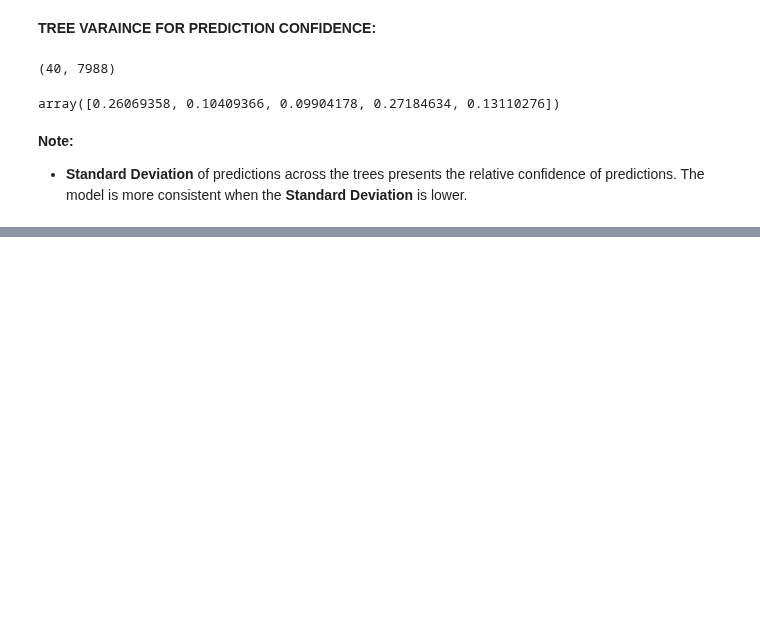
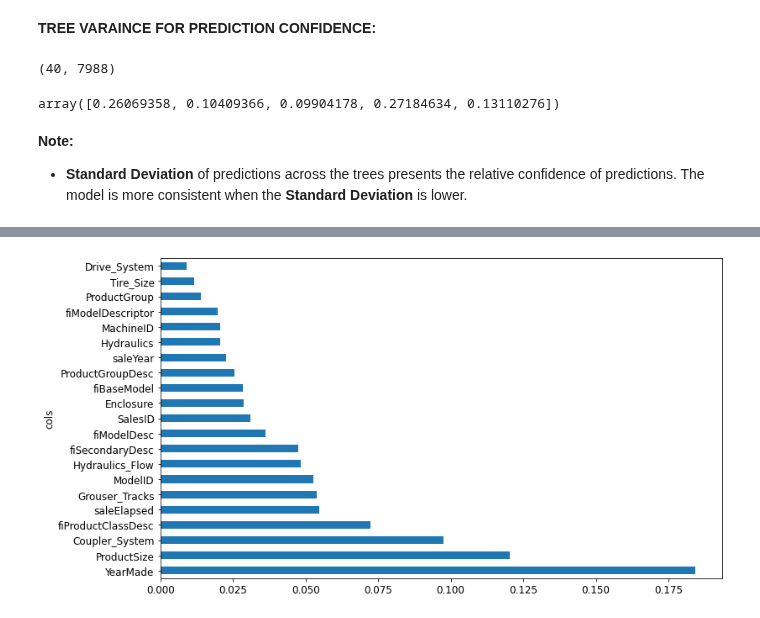
Before and after one commit to ThinamXx/Fastai, a Jupyter notebook: 8. Tabular Modeling/TabularModel.ipynb, the cells around one changed output, grey strips where cells are left out. Drawn from its saved outputs; the diff is of its cells as text; code cells hidden in the pictures; blank space fills up the shorter version.

```diff
--- a/8. Tabular Modeling/TabularModel.ipynb
+++ b/8. Tabular Modeling/TabularModel.ipynb
@@ -270,0 +328,5 @@ array([0.26069358, 0.10409366, 0.09904178, 0.27184634, 0.13110276])
+# %%
+#@ INSPECTING FEATURE IMPORTANCES:
+plot_fi(rf_feat_importance(m, xs_imp));                     # Inspecting Feature Importances.
+# %% [output]
+[figure, added]
```
Also changed, not shown: parts of 12 cells of this notebook.
